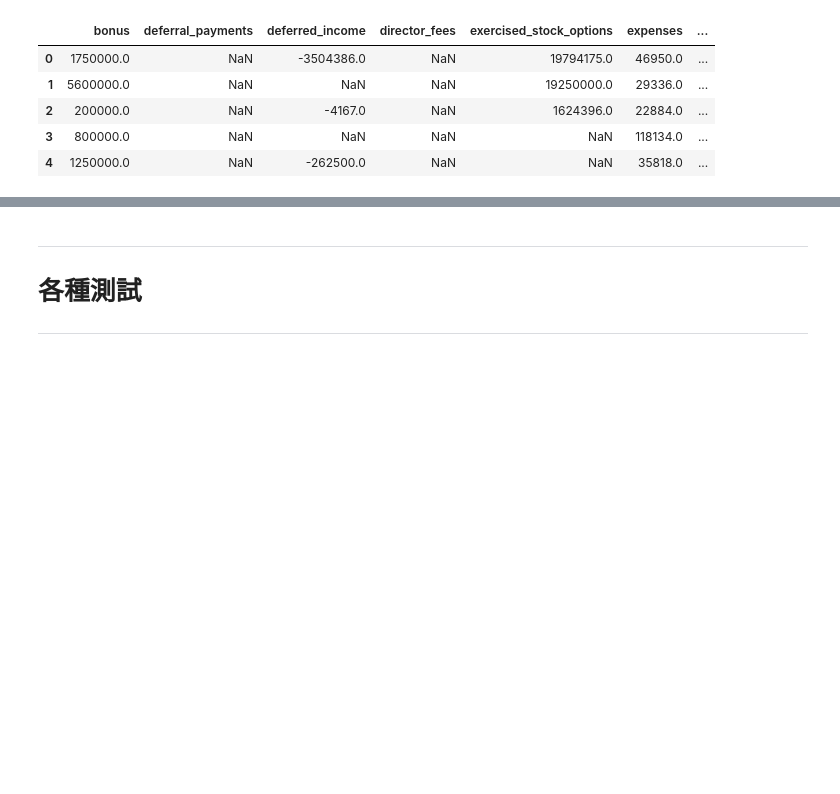
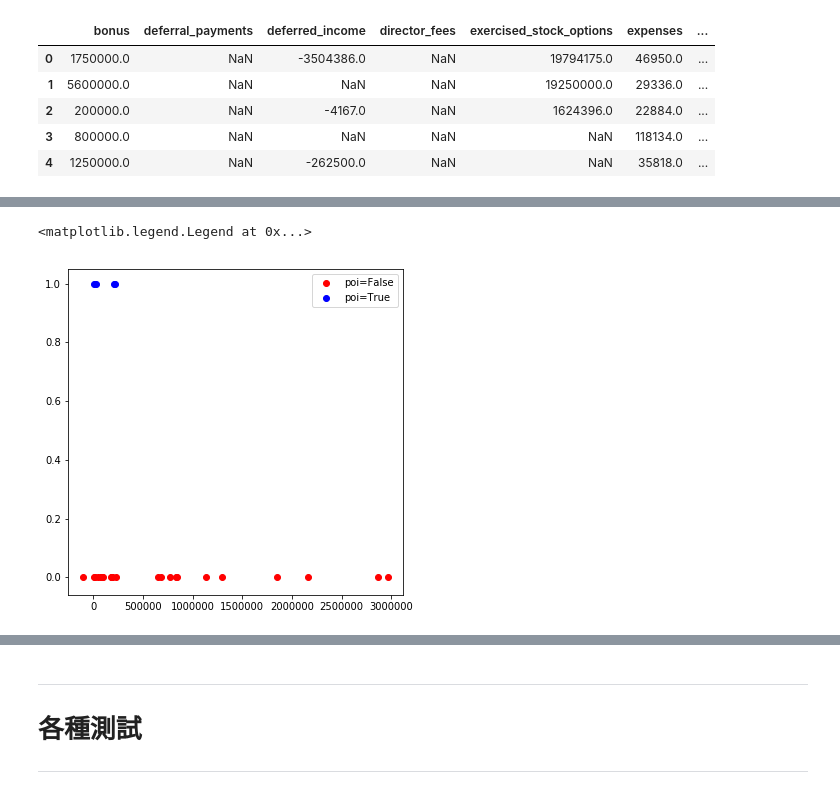
Before and after one commit to ErwinPan/ML100-Days, a Jupyter notebook: homework/Day_049_HW.ipynb, the cells around one changed output, grey strips where cells are left out. Drawn from its saved outputs; the diff is of its cells as text; code cells hidden in the pictures; blank space fills up the shorter version.

```diff
--- a/homework/Day_049_HW.ipynb
+++ b/homework/Day_049_HW.ipynb
@@ -113,0 +94,5 @@ df.nunique
+# %%
+df_temp=df_train_ori.copy()
+target_corr = df_temp.corr()['poi']
+
+print(f'TARGET與所有欄位之間相關係數:\n{target_corr.sort_values(ascending=False)}')
@@ -113,0 +120,17 @@ df.nunique
+# %%
+plt.figure(figsize=(6,6))
+# plt.scatter: Create a scatter plot with varying marker point size and color.
+plt.scatter(
+    df_temp[df_temp['poi'] == 0]['deferral_payments'],
+    df_temp[df_temp['poi'] == False]['poi'],
+    marker='o', c='red', label='poi=False'
+)
+plt.scatter(
+    df_temp[df_temp['poi'] == 1]['deferral_payments'],
+    df_temp[df_temp['poi'] == True]['poi'],
+    marker='o', c='blue', label='poi=True'
+)
+plt.legend()
+# %% [output]
+<matplotlib.legend.Legend at 0x...>
+[figure, added]
```
Also changed, not shown: parts of 33 cells of this notebook, 3 other files.
